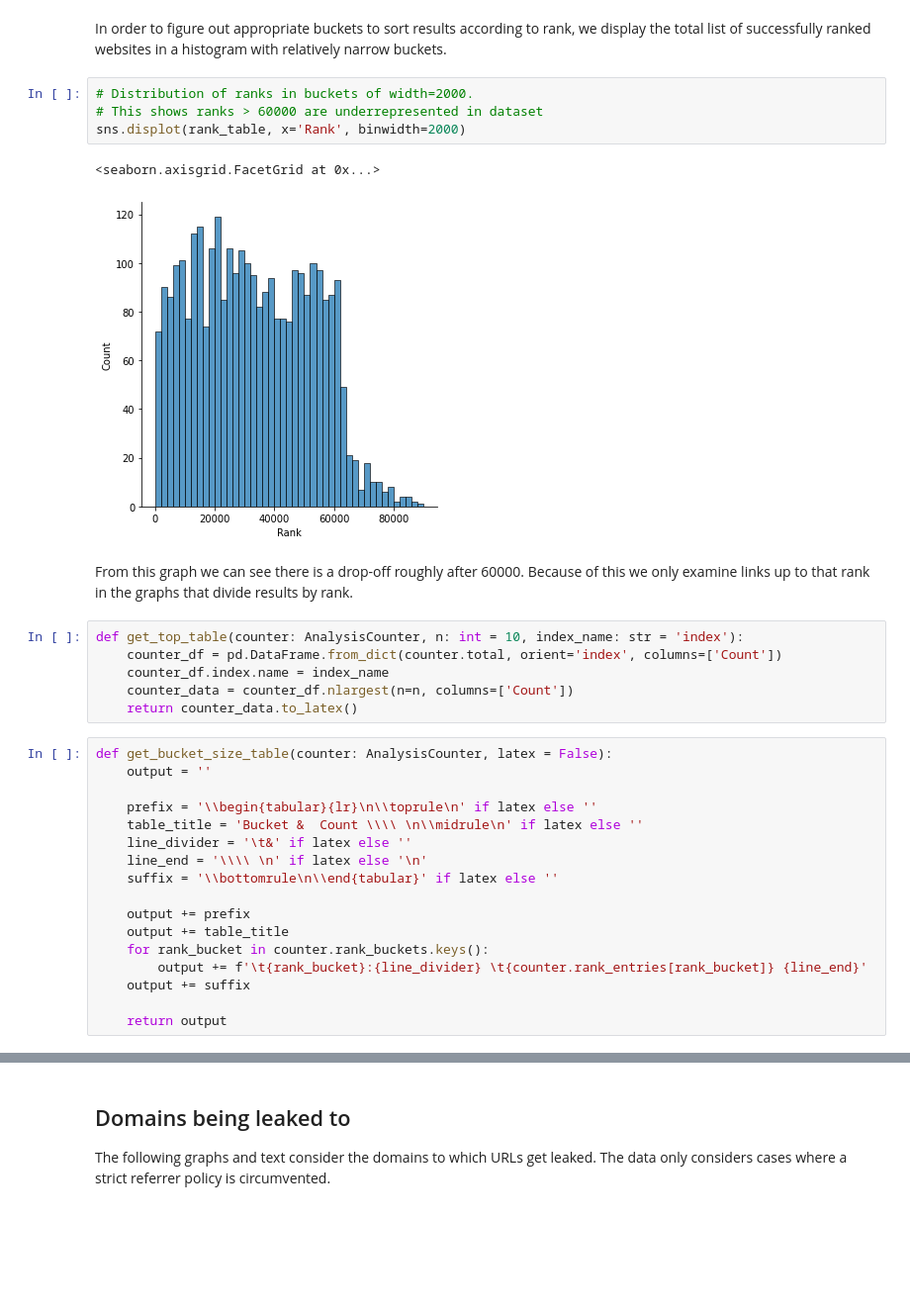
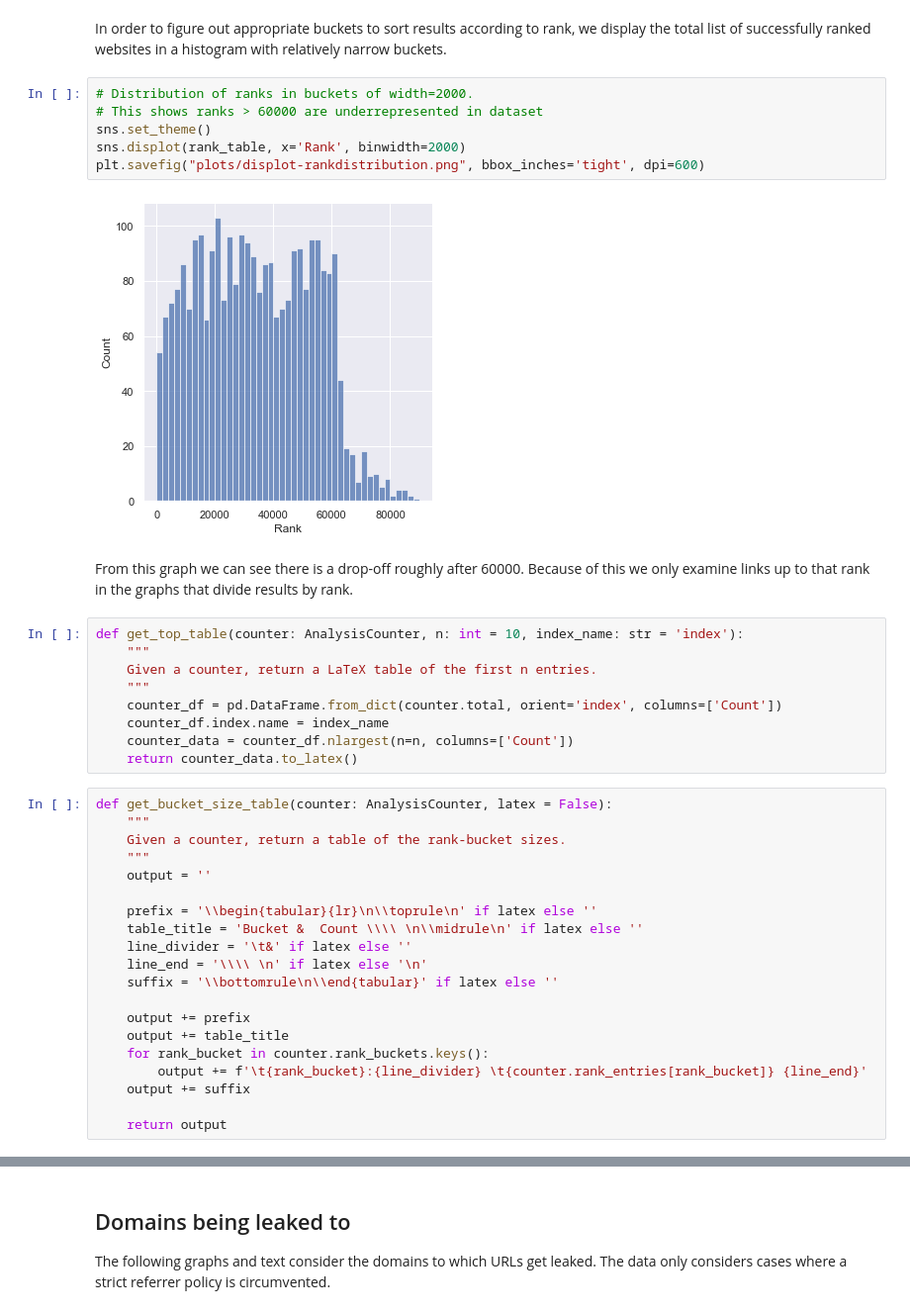
Before and after one commit to TvOuwerkerk/evading-policy, a Jupyter notebook: Analysis/analysisVisualisation.ipynb, the cells around one changed output, grey strips where cells are left out. Shown at 99% size. Drawn from its saved outputs; the diff is of its cells as text; blank space fills up the shorter version.

Commit message:
Improve counters, add figure saving

```diff
--- a/Analysis/analysisVisualisation.ipynb
+++ b/Analysis/analysisVisualisation.ipynb
@@ -22,22 +23,29 @@ with relatively narrow buckets.
 # %%
 # Distribution of ranks in buckets of width=2000.
 # This shows ranks > 60000 are underrepresented in dataset
+sns.set_theme()
 sns.displot(rank_table, x='Rank', binwidth=2000)
+plt.savefig("plots/displot-rankdistribution.png", bbox_inches='tight', dpi=600)
 # %% [output]
-<seaborn.axisgrid.FacetGrid at 0x...>
-[figure, old version]
+[figure, new version]
 # %% [markdown]
 From this graph we can see there is a drop-off roughly after 60000.
 Because of this we only examine links up to that rank
 in the graphs that divide results by rank.
 # %%
 def get_top_table(counter: AnalysisCounter, n: int = 10, index_name: str = 'index'):
+    """
+    Given a counter, return a LaTeX table of the first n entries.
+    """
     counter_df = pd.DataFrame.from_dict(counter.total, orient='index', columns=['Count'])
     counter_df.index.name = index_name
     counter_data = counter_df.nlargest(n=n, columns=['Count'])
     return counter_data.to_latex()
 # %%
 def get_bucket_size_table(counter: AnalysisCounter, latex = False):
+    """
+    Given a counter, return a table of the rank-bucket sizes.
+    """
     output = ''
 
     prefix = '\\begin{tabular}{lr}\n\\toprule\n' if latex else ''
```
Also changed, not shown: parts of 23 cells of this notebook.
